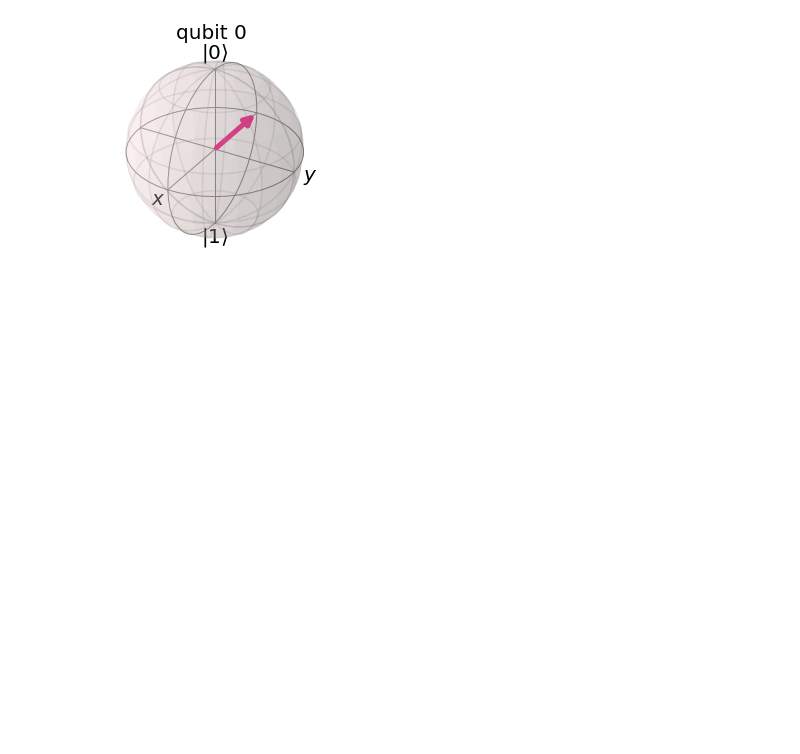
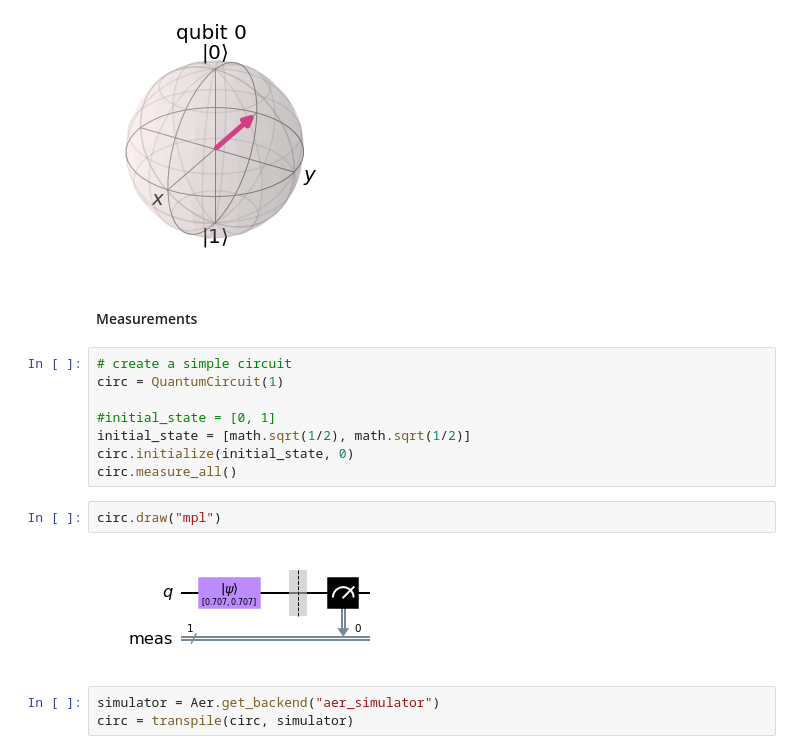
Before and after one commit to MuhammadAttallah/quantumcomputing-qml, a Jupyter notebook: Qiskit/01_Intro.ipynb, the cells around one changed output. Saved outputs shown, nothing was run; the diff lists cells and outputs as text; blank space fills up the shorter version.

Commit message:
Implement quantum measurements

```diff
--- a/Qiskit/01_Intro.ipynb
+++ b/Qiskit/01_Intro.ipynb
@@ -50,3 +58,20 @@ state_evolve = sv.evolve(qc)
 plot_bloch_multivector(state_evolve)
 # %% [output]
 [figure]
+# %% [markdown]
+#### Measurements
+# %%
+# create a simple circuit
+circ = QuantumCircuit(1)
+
+#initial_state = [0, 1]
+initial_state = [math.sqrt(1/2), math.sqrt(1/2)]
+circ.initialize(initial_state, 0)
+circ.measure_all()
+# %%
+circ.draw("mpl")
+# %% [output]
+[figure, added]
+# %%
+simulator = Aer.get_backend("aer_simulator")
+circ = transpile(circ, simulator)
```
Also changed, not shown: parts of 4 cells of this notebook.
